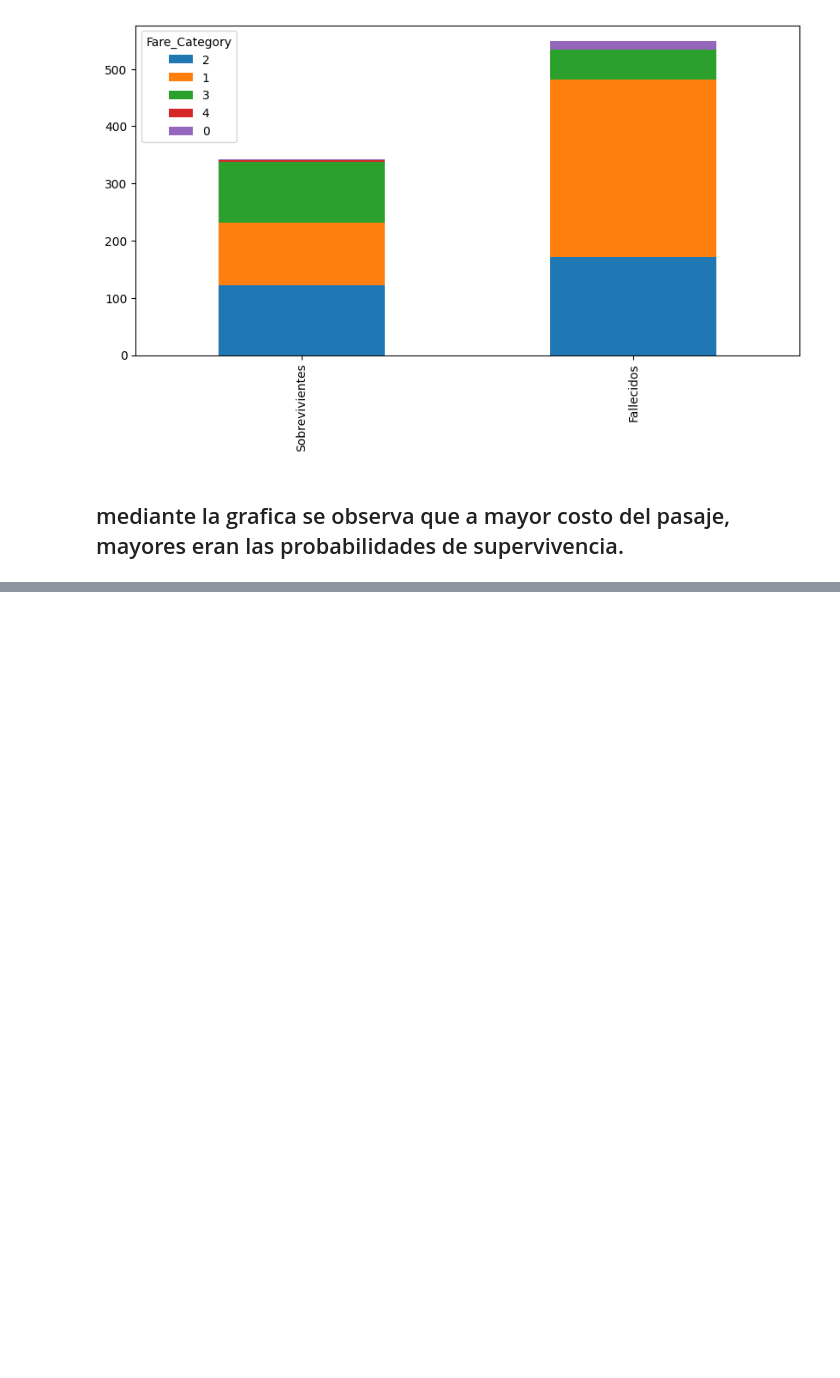
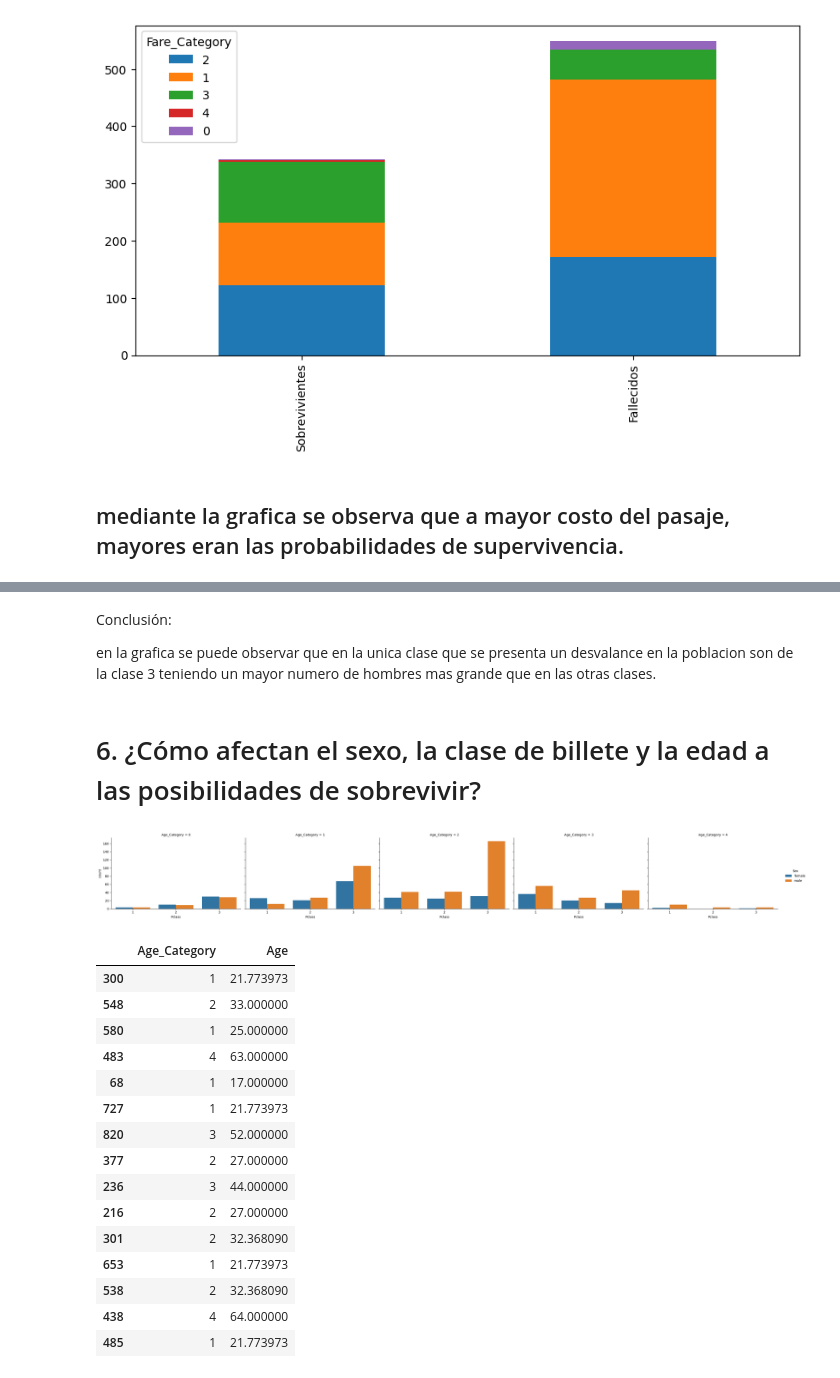
Before and after one commit to kingdraw69/class-ciencia-de-datos, a Jupyter notebook: actividad_clase.ipynb, the cells around one changed output, grey strips where cells are left out. Cells and saved outputs as stored; diff of their text form; code cells hidden in the pictures; blank space fills up the shorter version.

```diff
--- a/actividad_clase.ipynb
+++ b/actividad_clase.ipynb
@@ -258,0 +487,30 @@ mediante la grafica se observa que a mayor costo del pasaje, mayores eran las pr
+# %% [markdown]
+Conclusión:
+
+en la grafica se puede observar que en la unica clase que se presenta un desvalance en la poblacion son de la clase 3 teniendo un mayor numero de hombres mas grande que en las otras clases.
+# %% [markdown]
+# 6. ¿Cómo afectan el sexo, la clase de billete y la edad a las posibilidades de sobrevivir?
+# %%
+# Gráfico de barras sobre las tasas de supervivencia
+
+sns.catplot(x='Pclass', hue='Sex', col='Age_Category', data=df, kind='count', height=4, aspect=1.5)
+plt.show()
+df[["Age_Category","Age"]].sample(15)
+# %% [output]
+[figure, added]
+|  | Age_Category | Age |
+| 300 | 1 | 21.773973 |
+| 548 | 2 | 33.000000 |
+| 580 | 1 | 25.000000 |
+| 483 | 4 | 63.000000 |
+| 68 | 1 | 17.000000 |
+| 727 | 1 | 21.773973 |
+| 820 | 3 | 52.000000 |
+| 377 | 2 | 27.000000 |
+| 236 | 3 | 44.000000 |
+| 216 | 2 | 27.000000 |
+| 301 | 2 | 32.368090 |
+| 653 | 1 | 21.773973 |
+| 538 | 2 | 32.368090 |
+| 438 | 4 | 64.000000 |
+| 485 | 1 | 21.773973 |
```
Also changed, not shown: parts of 35 cells of this notebook.
